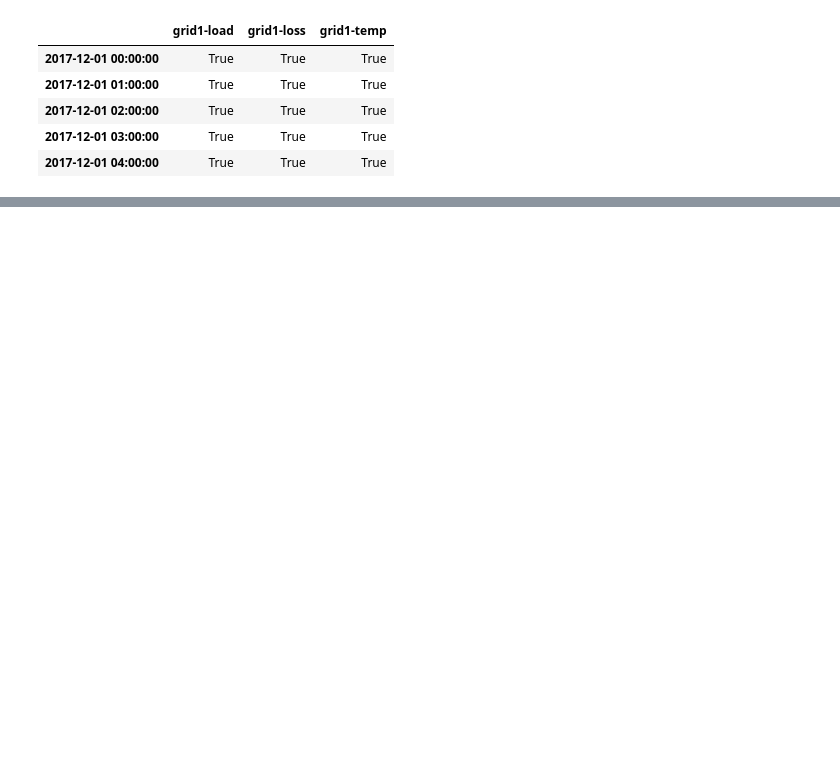
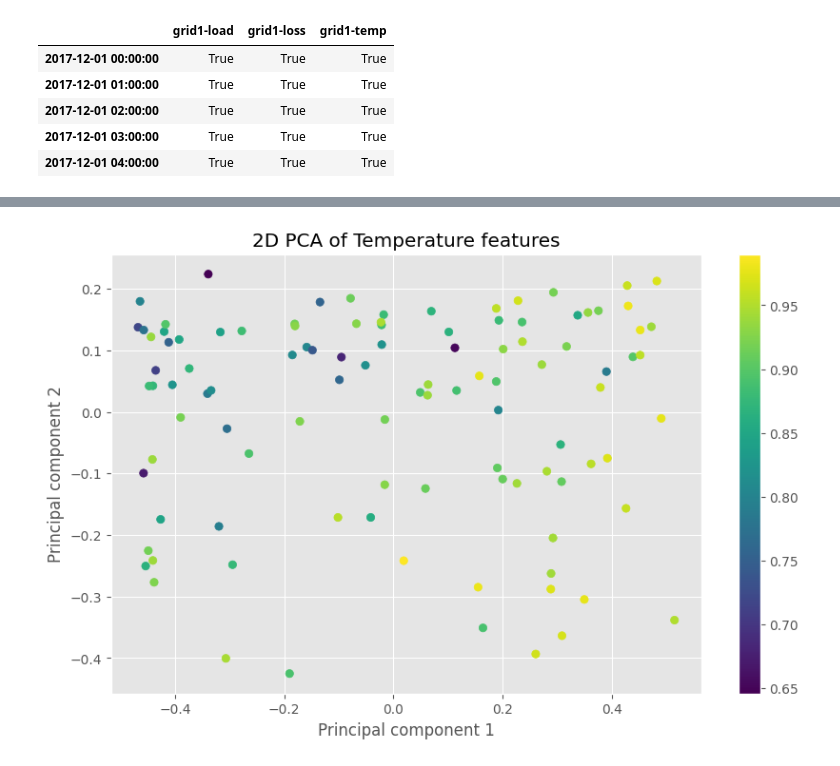
Before and after one commit to Mesterne/BEAST, a Jupyter notebook: notebooks/mts_pca.ipynb, the cells around one changed output, grey strips where cells are left out. Saved outputs shown, nothing was run; the diff lists cells and outputs as text; code cells hidden in the pictures; blank space fills up the shorter version.

```diff
--- a/notebooks/mts_pca.ipynb
+++ b/notebooks/mts_pca.ipynb
@@ -189,0 +198,13 @@ plt.show()
+# %%
+mts_pca = mts_pca_2d.copy()
+uts_pca_list = [ts1_pca_2d, ts2_pca_2d, ts3_pca_2d]
+
+plt.figure(figsize=(10, 6))
+plt.scatter(ts3_pca_2d[:, 0], ts3_pca_2d[:, 1], c=mts_features_reshape[:,8])
+plt.colorbar()
+plt.xlabel('Principal component 1')
+plt.ylabel('Principal component 2')
+plt.title('2D PCA of Temperature features')
+plt.show()
+# %% [output]
+[figure, added]
```
Also changed, not shown: parts of 18 cells of this notebook.
